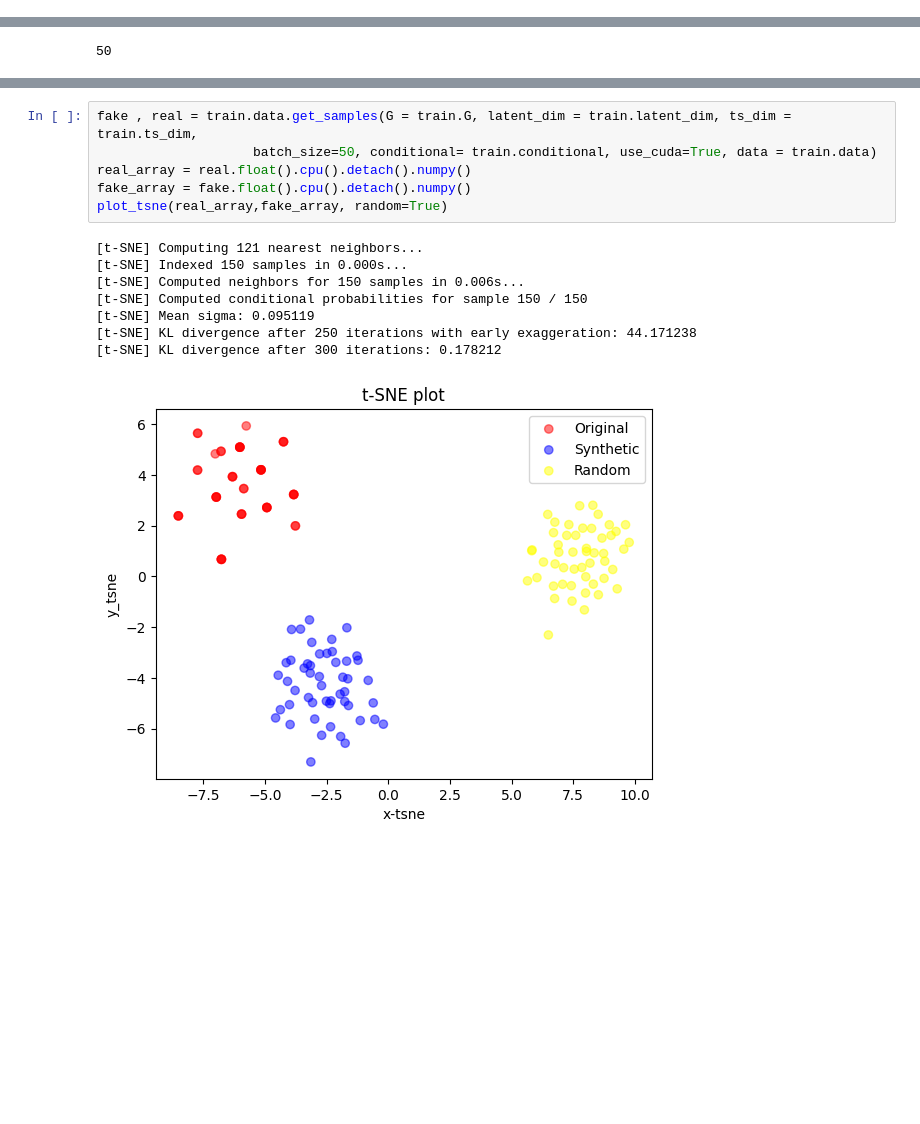
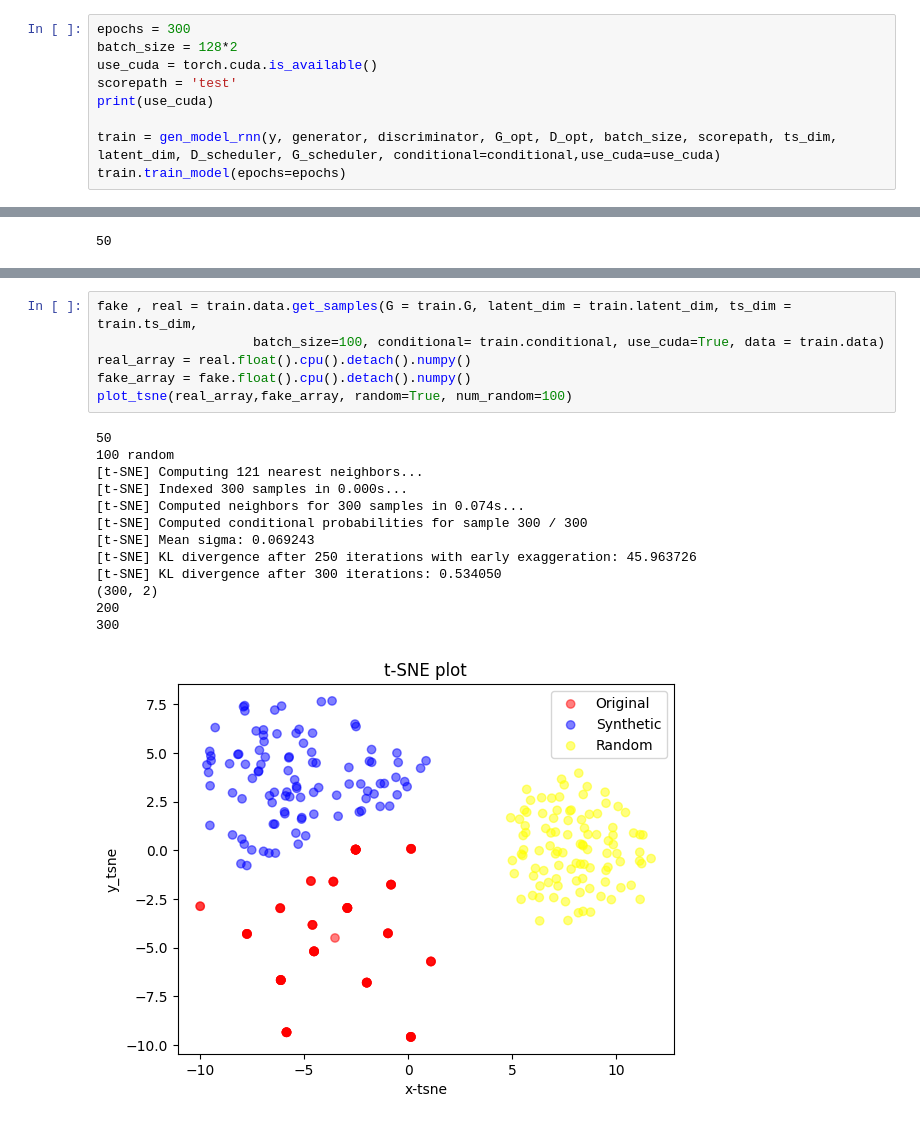
Before and after one commit to QMoayedpour/statapp-hsbc, a Jupyter notebook: gan_lstm.ipynb, the cells around one changed output, grey strips where cells are left out. Cells and saved outputs as stored; diff of their text form; blank space fills up the shorter version.

Commit message:
Correction tsne + ajouts metrique MEAN et VAR

```diff
--- a/gan_lstm.ipynb
+++ b/gan_lstm.ipynb
@@ -58,3 +49,12 @@ True
 <Figure size 1000x1000 with 0 Axes>
 <Figure size 1000x1000 with 0 Axes>
 <Figure size 1000x1000 with 0 Axes>
+# %%
+epochs = 300
+batch_size = 128*2
+use_cuda = torch.cuda.is_available()
+scorepath = 'test'
+print(use_cuda)
+
+train = gen_model_rnn(y, generator, discriminator, G_opt, D_opt, batch_size, scorepath, ts_dim, latent_dim, D_scheduler, G_scheduler, conditional=conditional,use_cuda=use_cuda)
+train.train_model(epochs=epochs)
@@ -91,15 +98,20 @@ generate_fake_scenario(y[start:],true_y[start:],train, amplifier = 1,num =10)
 # %%
 fake , real = train.data.get_samples(G = train.G, latent_dim = train.latent_dim, ts_dim = train.ts_dim,
-                    batch_size=50, conditional= train.conditional, use_cuda=True, data = train.data)
+                    batch_size=100, conditional= train.conditional, use_cuda=True, data = train.data)
 real_array = real.float().cpu().detach().numpy()
 fake_array = fake.float().cpu().detach().numpy()
-plot_tsne(real_array,fake_array, random=True)
+plot_tsne(real_array,fake_array, random=True, num_random=100)
 # %% [output]
+50
+100 random
 [t-SNE] Computing 121 nearest neighbors...
-[t-SNE] Indexed 150 samples in 0.000s...
-[t-SNE] Computed neighbors for 150 samples in 0.006s...
-[t-SNE] Computed conditional probabilities for sample 150 / 150
-[t-SNE] Mean sigma: 0.095119
-[t-SNE] KL divergence after 250 iterations with early exaggeration: 44.171238
-[t-SNE] KL divergence after 300 iterations: 0.178212
+[t-SNE] Indexed 300 samples in 0.000s...
+[t-SNE] Computed neighbors for 300 samples in 0.074s...
+[t-SNE] Computed conditional probabilities for sample 300 / 300
+[t-SNE] Mean sigma: 0.069243
+[t-SNE] KL divergence after 250 iterations with early exaggeration: 45.963726
+[t-SNE] KL divergence after 300 iterations: 0.534050
+(300, 2)
+200
+300
-[figure, old version]
+[figure, new version]
```
Also changed, not shown: parts of 7 cells of this notebook, 1 other file.
